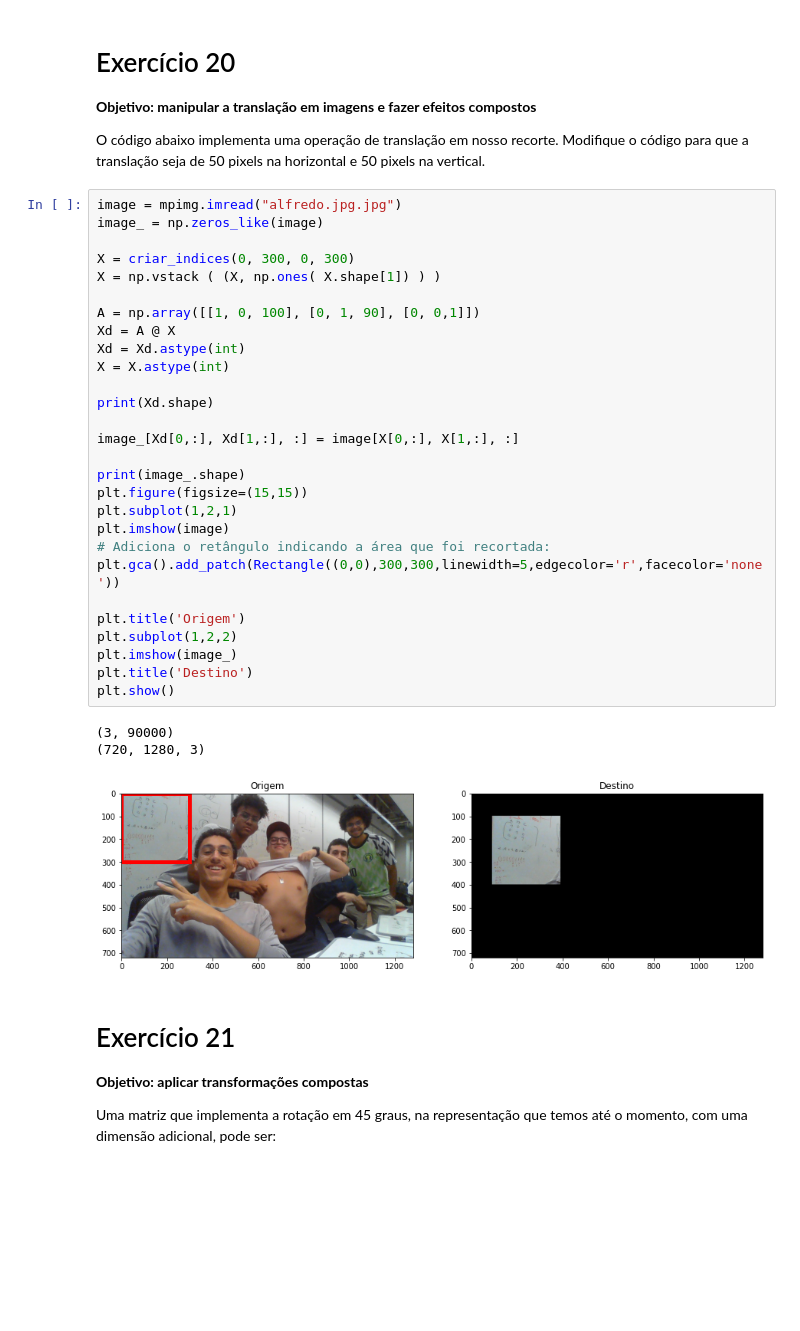
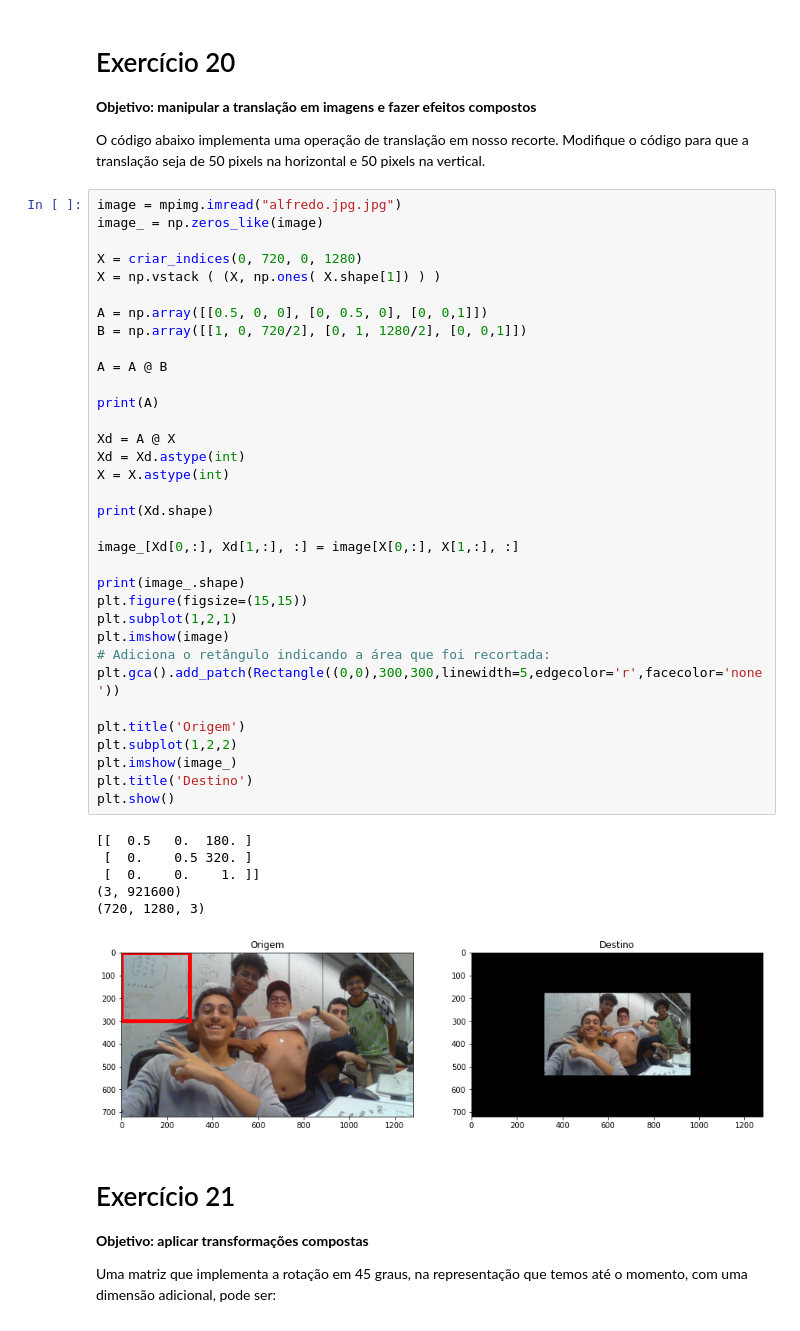
Before and after one commit to C0D8/alglin-alunos, a Jupyter notebook: 03-geometria_analitica.ipynb, the cells around one changed output. Cells and saved outputs as stored; diff of their text form; blank space fills up the shorter version.

```diff
--- a/03-geometria_analitica.ipynb
+++ b/03-geometria_analitica.ipynb
@@ -979,35 +982,44 @@ O código abaixo implementa uma operação de translação em nosso recorte. Mod
 # %%
 image = mpimg.imread("alfredo.jpg.jpg")
 image_ = np.zeros_like(image)
 
-X = criar_indices(0, 300, 0, 300)
+X = criar_indices(0, 720, 0, 1280)
 X = np.vstack ( (X, np.ones( X.shape[1]) ) )
 
-A = np.array([[1, 0, 100], [0, 1, 90], [0, 0,1]])
+A = np.array([[0.5, 0, 0], [0, 0.5, 0], [0, 0,1]])
+B = np.array([[1, 0, 720/2], [0, 1, 1280/2], [0, 0,1]])
+
+A = A @ B
+
+print(A)
+
 Xd = A @ X
 Xd = Xd.astype(int)
 X = X.astype(int)
 
 print(Xd.shape)
 
 image_[Xd[0,:], Xd[1,:], :] = image[X[0,:], X[1,:], :]
 
 print(image_.shape)
 plt.figure(figsize=(15,15))
 plt.subplot(1,2,1)
 plt.imshow(image)
 # Adiciona o retângulo indicando a área que foi recortada:
 plt.gca().add_patch(Rectangle((0,0),300,300,linewidth=5,edgecolor='r',facecolor='none'))
 
 plt.title('Origem')
 plt.subplot(1,2,2)
 plt.imshow(image_)
 plt.title('Destino')
 plt.show()
 # %% [output]
-(3, 90000)
+[[  0.5   0.  180. ]
+ [  0.    0.5 320. ]
+ [  0.    0.    1. ]]
+(3, 921600)
 (720, 1280, 3)
-[figure, old version]
+[figure, new version]
 # %% [markdown]
 # Exercício 21
 **Objetivo: aplicar transformações compostas**
```
Also changed, not shown: parts of 3 cells of this notebook, 2 other files.
